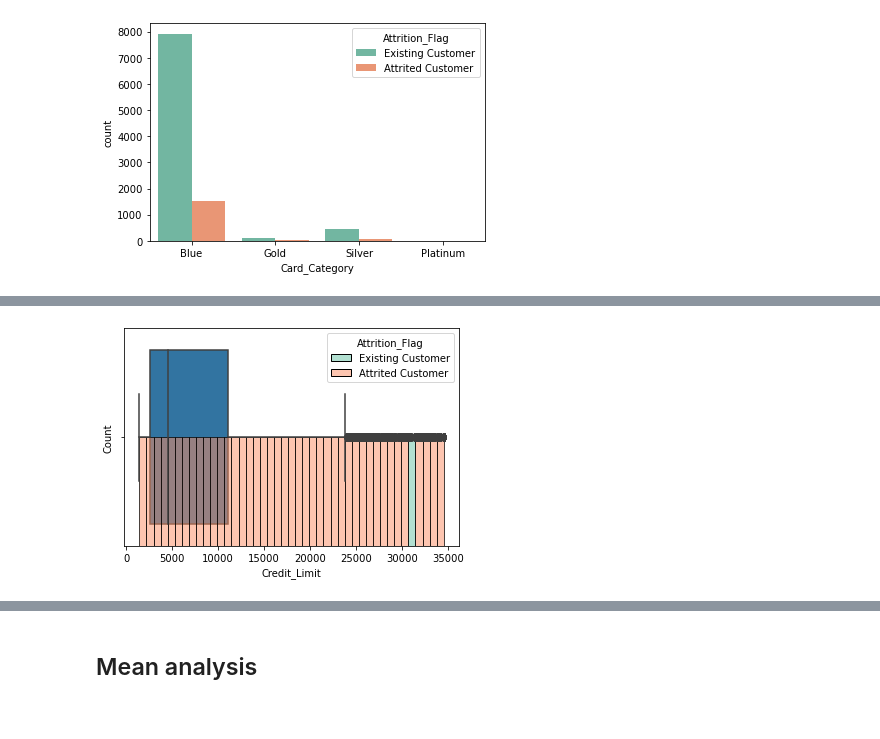
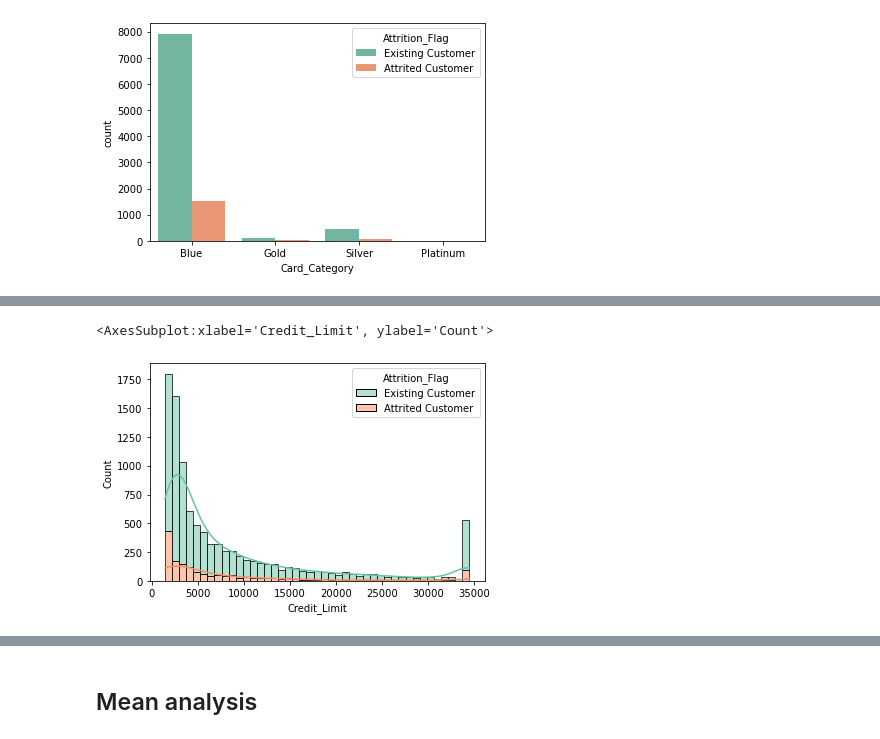
Before and after one commit to lorenzomelo/Churn, a Jupyter notebook: StayWithMe | Churn Prediction.ipynb, the cells around one changed output, grey strips where cells are left out. Cells and saved outputs as stored; diff of their text form; code cells hidden in the pictures.

```diff
--- a/StayWithMe | Churn Prediction.ipynb
+++ b/StayWithMe | Churn Prediction.ipynb
@@ -93,5 +93,5 @@ ax2 = sns.boxplot(x = data['Avg_Utilization_Ratio'])
 # %%
 sns.histplot(data = data, x = "Credit_Limit", hue = 'Attrition_Flag', multiple="stack", palette="Set2", kde=True)
-ax4 = sns.boxplot(x = data['Credit_Limit'])
 # %% [output]
+<AxesSubplot:xlabel='Credit_Limit', ylabel='Count'>
-[figure, old version]
+[figure, new version]
```
Also changed, not shown: parts of 10 cells of this notebook.
